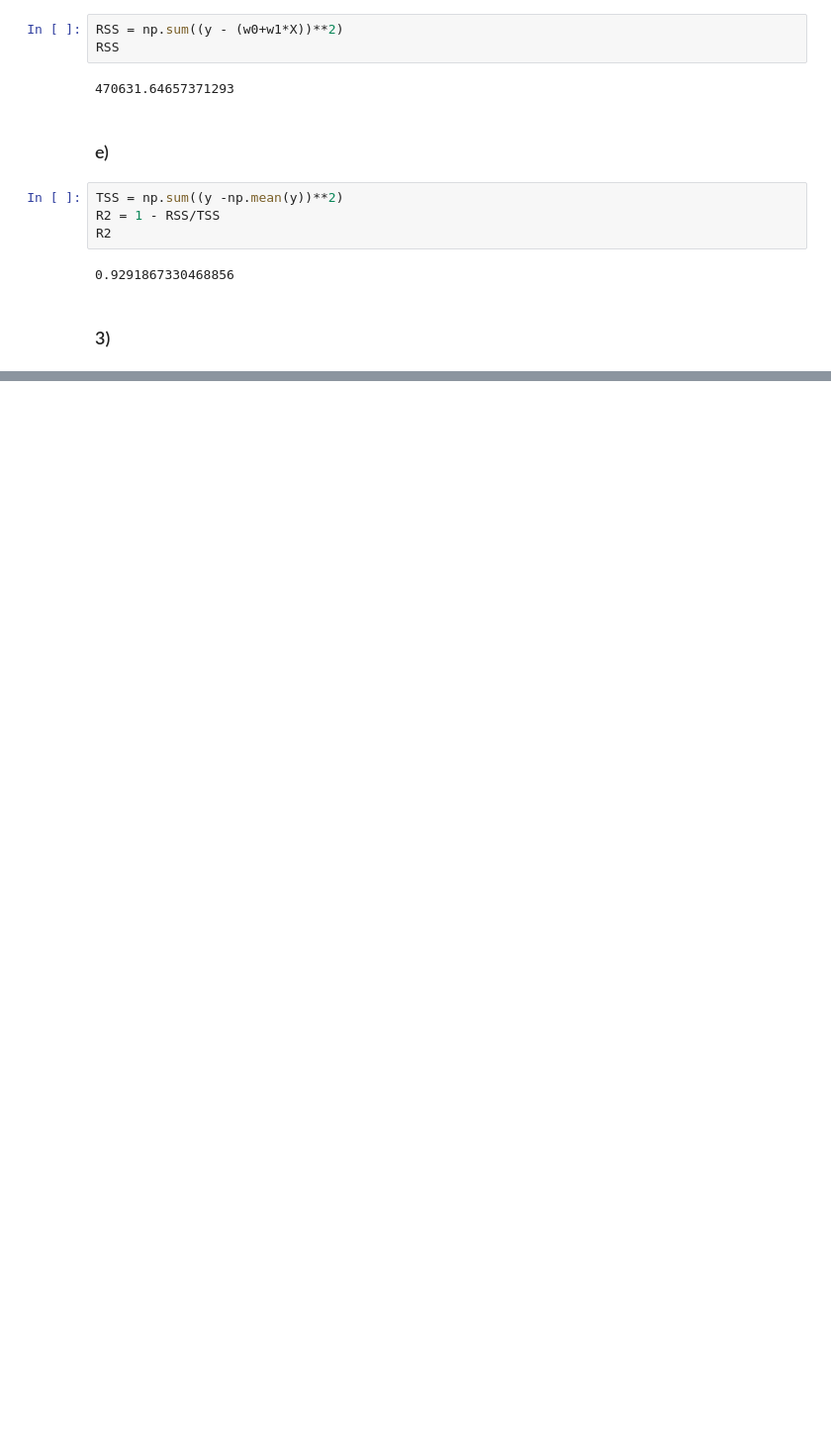
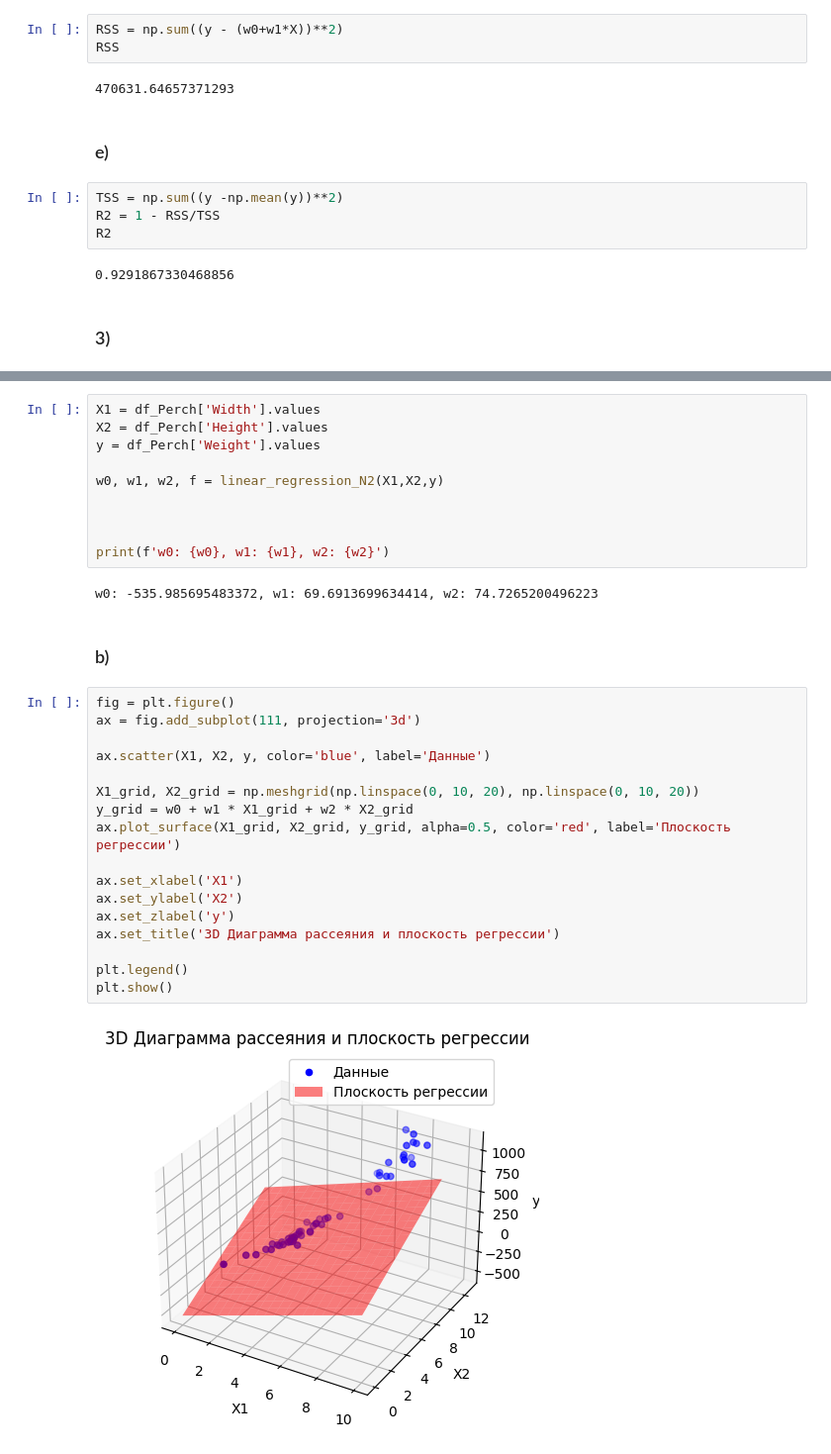
Before and after one commit to VladislavErmakovich/7semestr, a Jupyter notebook: СОМЕД/lab6/lab6.ipynb, the cells around one changed output, grey strips where cells are left out. Shown: that part at 99% size. Drawn from its saved outputs; the diff is of its cells as text; blank space fills up the shorter version.

```diff
--- a/СОМЕД/lab6/lab6.ipynb
+++ b/СОМЕД/lab6/lab6.ipynb
@@ -149,0 +173,33 @@ R2
+# %%
+X1 = df_Perch['Width'].values
+X2 = df_Perch['Height'].values
+y = df_Perch['Weight'].values
+
+w0, w1, w2, f = linear_regression_N2(X1,X2,y)
+
+
+
+print(f'w0: {w0}, w1: {w1}, w2: {w2}')
+# %% [output]
+w0: -535.985695483372, w1: 69.6913699634414, w2: 74.7265200496223
+# %% [markdown]
+### b)
+# %%
+fig = plt.figure()
+ax = fig.add_subplot(111, projection='3d')
+
+ax.scatter(X1, X2, y, color='blue', label='Данные')
+
+X1_grid, X2_grid = np.meshgrid(np.linspace(0, 10, 20), np.linspace(0, 10, 20))
+y_grid = w0 + w1 * X1_grid + w2 * X2_grid
+ax.plot_surface(X1_grid, X2_grid, y_grid, alpha=0.5, color='red', label='Плоскость регрессии')
+
+ax.set_xlabel('X1')
+ax.set_ylabel('X2')
+ax.set_zlabel('y')
+ax.set_title('3D Диаграмма рассеяния и плоскость регрессии')
+
+plt.legend()
+plt.show()
+# %% [output]
+[figure, added]
```
Also changed, not shown: parts of 7 cells of this notebook.
